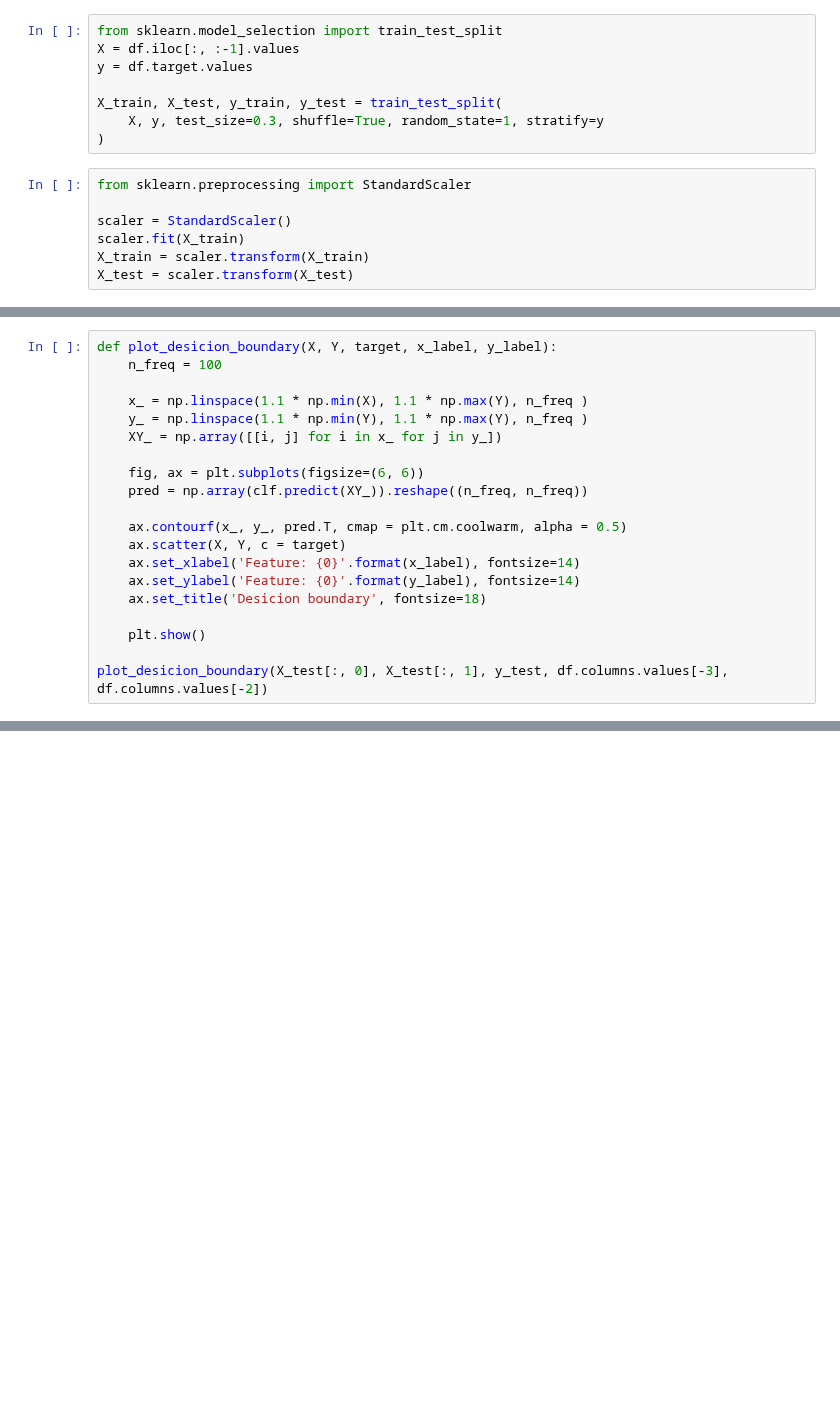
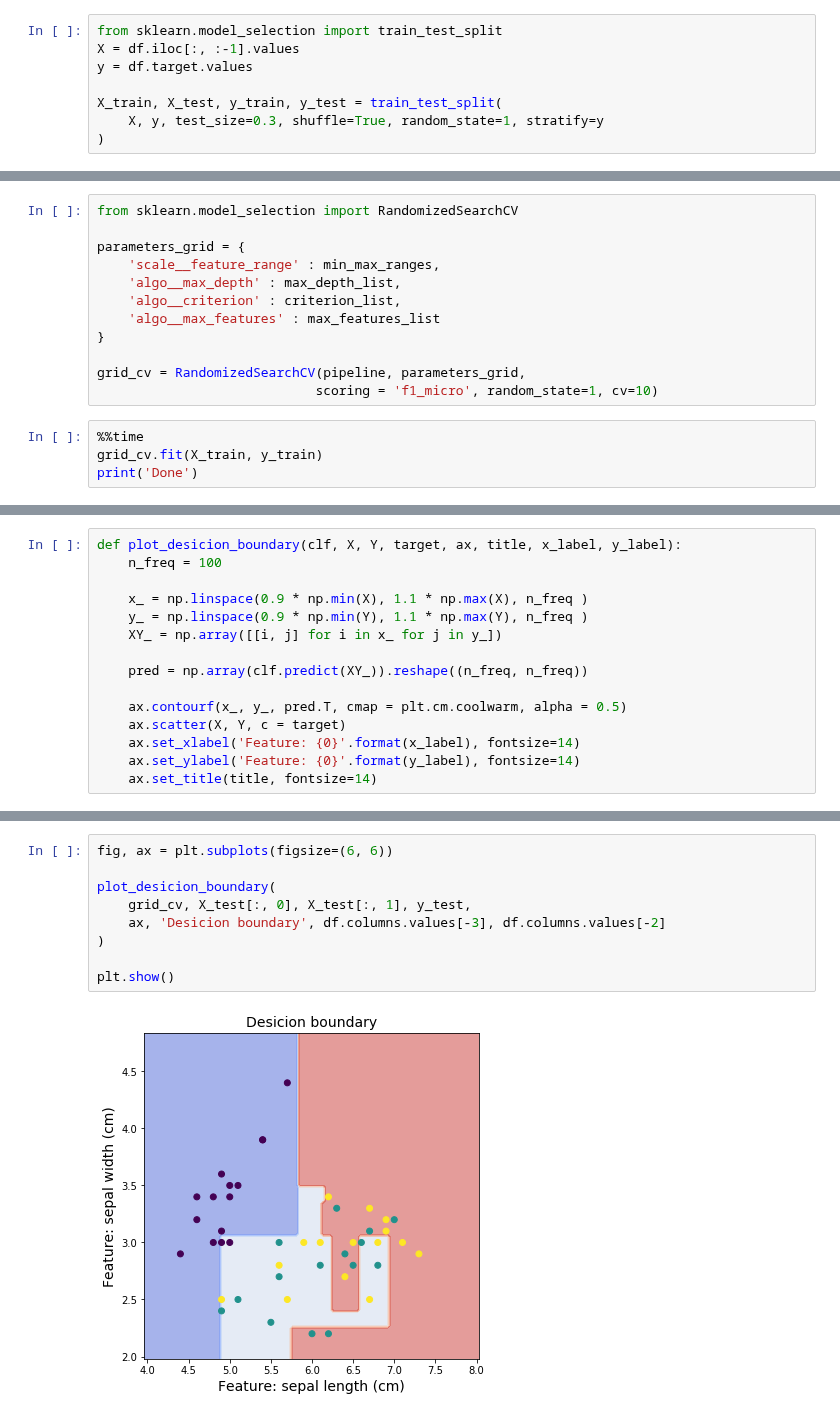
Before and after one commit to ZakharovAleksey/Study, a Jupyter notebook: Machine Learning/Yandex_specialization/trees.ipynb, the cells around one changed output, grey strips where cells are left out. Cells and saved outputs as stored; diff of their text form; blank space fills up the shorter version.

```diff
--- a/Machine Learning/Yandex_specialization/trees.ipynb
+++ b/Machine Learning/Yandex_specialization/trees.ipynb
@@ -58,10 +83,3 @@ y = df.target.values
 X_train, X_test, y_train, y_test = train_test_split(
     X, y, test_size=0.3, shuffle=True, random_state=1, stratify=y
 )
-# %%
-from sklearn.preprocessing import StandardScaler
-
-scaler = StandardScaler()
-scaler.fit(X_train)
-X_train = scaler.transform(X_train)
-X_test = scaler.transform(X_test)
@@ -78,0 +107,16 @@ np.abs(score).mean()
+# %%
+from sklearn.model_selection import RandomizedSearchCV
+
+parameters_grid = {
+    'scale__feature_range' : min_max_ranges,
+    'algo__max_depth' : max_depth_list,
+    'algo__criterion' : criterion_list,
+    'algo__max_features' : max_features_list
+}
+
+grid_cv = RandomizedSearchCV(pipeline, parameters_grid,
+                            scoring = 'f1_micro', random_state=1, cv=10)
+# %%
+%%time
+grid_cv.fit(X_train, y_train)
+print('Done')
@@ -79,20 +150,15 @@ np.abs(score).mean()
 # %%
-def plot_desicion_boundary(X, Y, target, x_label, y_label):
+def plot_desicion_boundary(clf, X, Y, target, ax, title, x_label, y_label):
     n_freq = 100
 
-    x_ = np.linspace(1.1 * np.min(X), 1.1 * np.max(Y), n_freq )
-    y_ = np.linspace(1.1 * np.min(Y), 1.1 * np.max(Y), n_freq )
+    x_ = np.linspace(0.9 * np.min(X), 1.1 * np.max(X), n_freq )
+    y_ = np.linspace(0.9 * np.min(Y), 1.1 * np.max(Y), n_freq )
     XY_ = np.array([[i, j] for i in x_ for j in y_])
 
-    fig, ax = plt.subplots(figsize=(6, 6))
     pred = np.array(clf.predict(XY_)).reshape((n_freq, n_freq))
 
     ax.contourf(x_, y_, pred.T, cmap = plt.cm.coolwarm, alpha = 0.5)
     ax.scatter(X, Y, c = target)
     ax.set_xlabel('Feature: {0}'.format(x_label), fontsize=14)
     ax.set_ylabel('Feature: {0}'.format(y_label), fontsize=14)
-    ax.set_title('Desicion boundary', fontsize=18)
-
-    plt.show()
-
-plot_desicion_boundary(X_test[:, 0], X_test[:, 1], y_test, df.columns.values[-3], df.columns.values[-2])
+    ax.set_title(title, fontsize=14)
@@ -106,0 +165,11 @@ Composition of algorithms - RF & Grad boosing - see lectures
+# %%
+fig, ax = plt.subplots(figsize=(6, 6))
+
+plot_desicion_boundary(
+    grid_cv, X_test[:, 0], X_test[:, 1], y_test,
+    ax, 'Desicion boundary', df.columns.values[-3], df.columns.values[-2]
+)
+
+plt.show()
+# %% [output]
+[figure, added]
```
Also changed, not shown: parts of 26 cells of this notebook.
